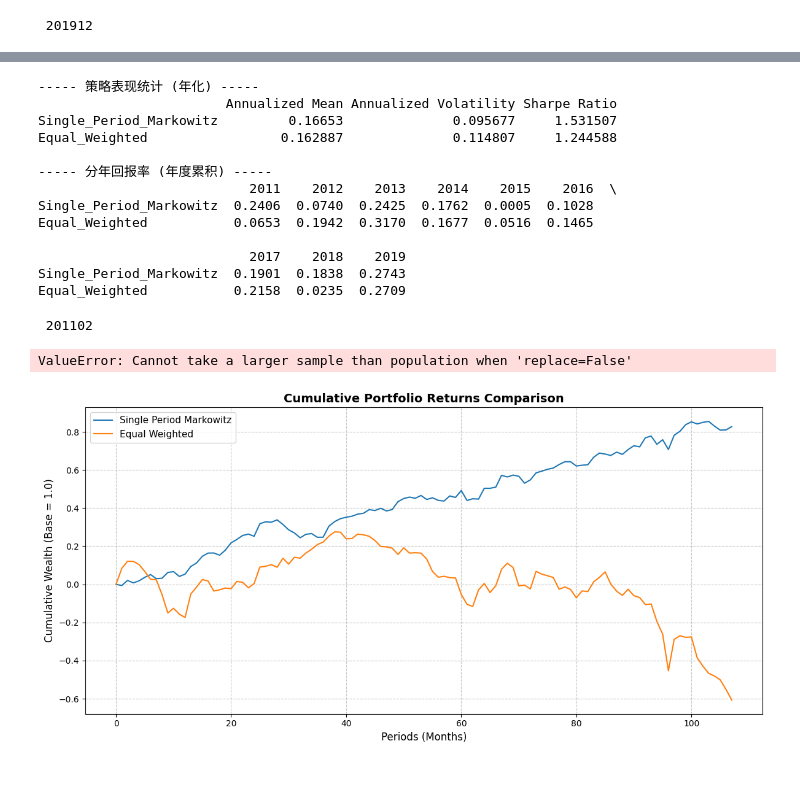
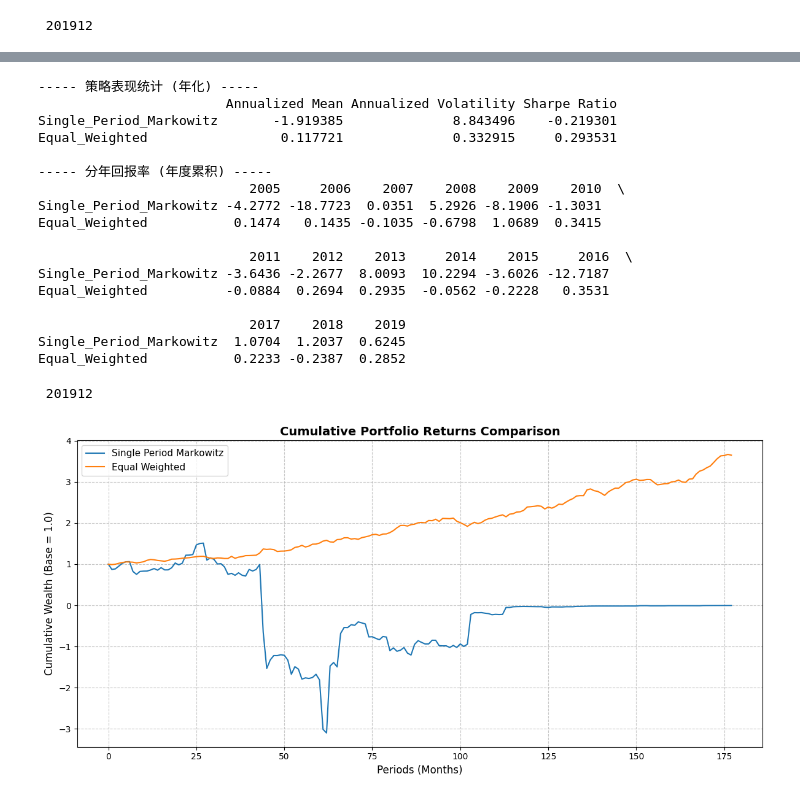
Before and after one commit to TonyHuang241/robust_sdf, a Jupyter notebook: 04_code/portfolio_construction.ipynb, the cells around one changed output, grey strips where cells are left out. Drawn from its saved outputs; the diff is of its cells as text; code cells hidden in the pictures.

```diff
--- a/04_code/portfolio_construction.ipynb
+++ b/04_code/portfolio_construction.ipynb
@@ -266,25 +267,26 @@ plot_pretty_hist(rsquared, title="Sample Frequency Distribution")
 # %%
-iter_num = 10
+iter_num = 1
 portfolio_size = 50
+T = 50
 
-signal = 'Size'
+signal = 'Beta'
 stock_monthly[signal + '_rank'] = stock_monthly.groupby(['date'])[signal].rank(pct=True)
 signal_rank = stock_monthly.pivot(index='date', columns='permno', values=signal + '_rank')
 signal_rank = signal_rank.sort_index()
 # %%
 port_ret = {s: [] for s in strategies}
 for i, date in enumerate(DATE):
-    if i + 120 + 1 >= len(DATE) or DATE[i+121] > BACKTEST_END:
+    if i + T + 1 >= len(DATE) or DATE[i + T + 1] > BACKTEST_END:
         break
-    print('\r', DATE[i+121], end = '')
-    data_pool = data.iloc[i : i + 120 + 1]
-    mask = (signal_rank.iloc[i + 120:i+120+1, :] >= 0.9).values.flatten()
+    print('\r', DATE[i + T + 1], end = '')
+    data_pool = data.iloc[i : i + T + 1]
+    mask = (signal_rank.iloc[i + T:i+T+1, :] >= 0.9).values.flatten()
     data_pool = data_pool.iloc[:, mask].dropna(axis=1)
-
     temp_sum = {s: 0.0 for s in strategies}
 
     for s in range(iter_num):
-        data_cut = data_pool.sample(portfolio_size, axis=1, random_state=s).values
+        data_cut = data_pool.sample(portfolio_size, axis=1, random_state=45).values
+        # data_cut = data_pool.values
         train_data = data_cut[:-1, :]
         test_data  = data_cut[-1:, :]
 
@@ -309,8 +311,9 @@ for strategy_name, returns_list in port_ret.items():
     # if strategy_name in ['DRMV_\delta=1e-1', 'DRMV_\delta=1e-3']:
     #     continue
     returns_array = np.array(returns_list).flatten()
-    cumulative_returns = np.cumsum(returns_array)
-    cumulative_returns = np.insert(cumulative_returns, 0, 0)
+    cumulative_returns = np.cumprod(returns_array + 1)
+    print(cumulative_returns)
+    cumulative_returns = np.insert(cumulative_returns, 0, 1)
     plt.plot(cumulative_returns, label=strategy_name.replace('_', ' '), linewidth=1.5)
 
 plt.title('Cumulative Portfolio Returns Comparison', fontsize=14, fontweight='bold')
@@ -327,7 +347,7 @@ df_ret = pd.DataFrame({
     k: np.ravel(v) for k, v in port_ret.items() if len(v) > 0
 })
 
-df_ret.index = pd.to_datetime(DATE[120:120+df_ret.shape[0]], format='%Y%m')
+df_ret.index = pd.to_datetime(DATE[T:T+df_ret.shape[0]], format='%Y%m')
 
 annual_rf = 0.02
 months_in_year = 12
@@ -349,31 +369,35 @@ print(annual_returns_table.T.round(4))
 # %% [output]
 ----- 策略表现统计 (年化) -----
                         Annualized Mean Annualized Volatility Sharpe Ratio
-Single_Period_Markowitz         0.16653              0.095677     1.531507
-Equal_Weighted                 0.162887              0.114807     1.244588
+Single_Period_Markowitz       -1.919385              8.843496    -0.219301
+Equal_Weighted                 0.117721              0.332915     0.293531
 
 ----- 分年回报率 (年度累积) -----
-                           2011    2012    2013    2014    2015    2016  \
-Single_Period_Markowitz  0.2406  0.0740  0.2425  0.1762  0.0005  0.1028
-Equal_Weighted           0.0653  0.1942  0.3170  0.1677  0.0516  0.1465
+                           2005     2006    2007    2008    2009    2010  \
+Single_Period_Markowitz -4.2772 -18.7723  0.0351  5.2926 -8.1906 -1.3031
+Equal_Weighted           0.1474   0.1435 -0.1035 -0.6798  1.0689  0.3415
+
+                           2011    2012    2013     2014    2015     2016  \
+Single_Period_Markowitz -3.6436 -2.2677  8.0093  10.2294 -3.6026 -12.7187
+Equal_Weighted          -0.0884  0.2694  0.2935  -0.0562 -0.2228   0.3531
 
                            2017    2018    2019
-Single_Period_Markowitz  0.1901  0.1838  0.2743
-Equal_Weighted           0.2158  0.0235  0.2709
+Single_Period_Markowitz  1.0704  1.2037  0.6245
+Equal_Weighted           0.2233 -0.2387  0.2852
 # %%
 port_ret = {s: [] for s in strategies}
 for i, date in enumerate(DATE):
-    if i + 120 + 1 >= len(DATE) or DATE[i+121] > BACKTEST_END:
+    if i + T + 1 >= len(DATE) or DATE[i + T + 1] > BACKTEST_END:
         break
-    print('\r', DATE[i+121], end = '')
-    data_pool = data.iloc[i : i + 120 + 1]
-    mask = (signal_rank.iloc[i + 120:i+120+1, :] <= 0.1).values.flatten()
+    print('\r', DATE[i + T + 1], end = '')
+    data_pool = data.iloc[i : i + T + 1]
+    mask = (signal_rank.iloc[i + T:i+T+1, :] <= 0.1).values.flatten()
     data_pool = data_pool.iloc[:, mask].dropna(axis=1)
-
     temp_sum = {s: 0.0 for s in strategies}
 
     for s in range(iter_num):
-        data_cut = data_pool.sample(portfolio_size, axis=1, random_state=s).values
+        data_cut = data_pool.sample(portfolio_size, axis=1, random_state=45).values
+        # data_cut = data_pool.values
         train_data = data_cut[:-1, :]
         test_data  = data_cut[-1:, :]
 
@@ -391,27 +415,24 @@ for i, date in enumerate(DATE):
     for s in strategies:
         port_ret[s].append(temp_sum[s] / iter_num)
 # %% [output]
- 201102
+ 201912
-ValueError: Cannot take a larger sample than population when 'replace=False'
 # %%
 plt.figure(figsize=(12, 6), dpi=100)
 for strategy_name, returns_list in port_ret.items():
-    # if strategy_name in ['DRMV_\delta=1e-1', 'DRMV_\delta=1e-3']:
-    #     continue
     returns_array = np.array(returns_list).flatten()
-    cumulative_returns = np.cumsum(returns_array)
-    cumulative_returns = np.insert(cumulative_returns, 0, 0)
+    cumulative_returns = np.cumprod(returns_array + 1)
+    cumulative_returns = np.insert(cumulative_returns, 0, 1)
     plt.plot(cumulative_returns, label=strategy_name.replace('_', ' '), linewidth=1.5)
 
 plt.title('Cumulative Portfolio Returns Comparison', fontsize=14, fontweight='bold')
 plt.xlabel('Periods (Months)', fontsize=12)
 plt.ylabel('Cumulative Wealth (Base = 1.0)', fontsize=12)
 plt.legend(loc='upper left', fontsize=11)
 plt.grid(True, linestyle='--', alpha=0.7)
 plt.tight_layout()
 plt.show()
 # %% [output]
-[figure, old version]
+[figure, new version]
 # %%
 df_ret = pd.DataFrame({
     k: np.ravel(v) for k, v in port_ret.items() if len(v) > 0
```
Also changed, not shown: parts of 6 cells of this notebook, 1 other file.
